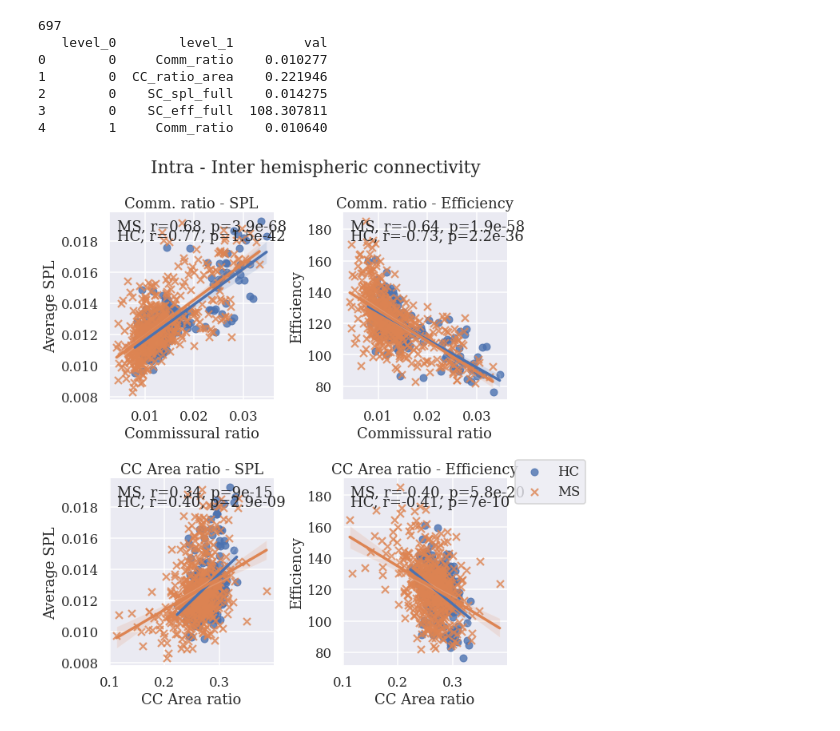
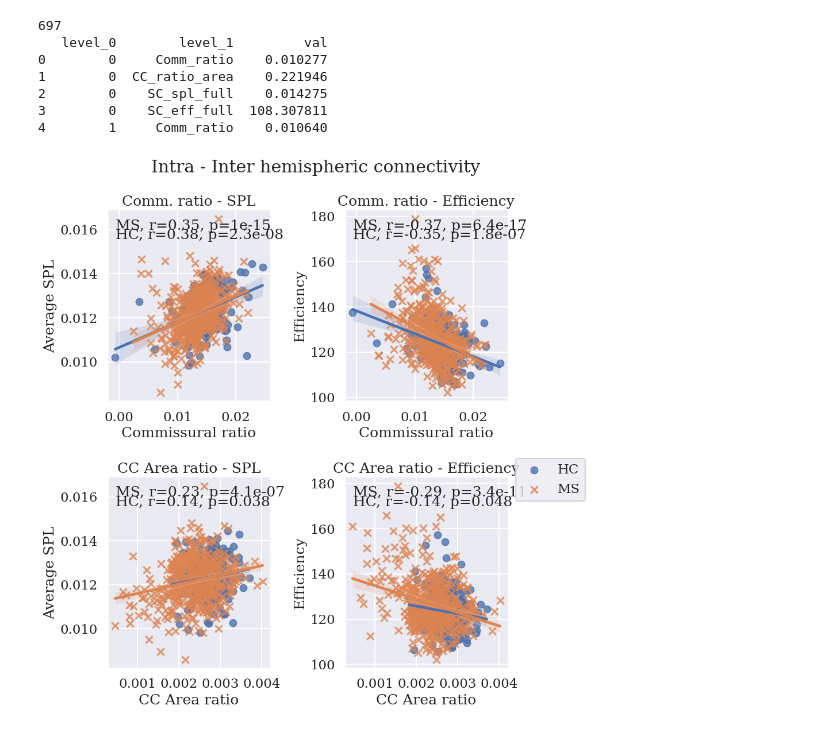
Before and after one commit to GerardMJuan/GraphNetworkMarkers, a Jupyter notebook: PAPER_FIGURES_TABLES/Fig1_intra_inter.ipynb, the cells around one changed output. Cells and saved outputs as stored; diff of their text form; code cells hidden in the pictures.

```diff
--- a/PAPER_FIGURES_TABLES/Fig1_intra_inter.ipynb
+++ b/PAPER_FIGURES_TABLES/Fig1_intra_inter.ipynb
@@ -100,48 +110,81 @@ def annotate(col1, col2, data, multihue=False, **kwargs):
         x_pos = 0.05
         if multihue:
             label = kwargs["label"]
-            dict_of_labels = {"CIS": 0, "RRMS": 1, "PMS": 2, 'MS':0, 'HC':1}
-            y_pos = 0.9 - dict_of_labels[kwargs["label"]]*0.05
+            dict_of_labels = {"CIS": 0, "RRMS": 1, "PMS": 2, "MS": 0, "HC": 1}
+            y_pos = 0.9 - dict_of_labels[kwargs["label"]] * 0.05
         else:
-            label =  " "
+            label = " "
             y_pos = 0.9
 
-        ax.text(x_pos, y_pos, f'{label}, ' + 'r={:.2f}, p={:.2g}'.format(r, p),
-                transform=ax.transAxes)
+        ax.text(
+            x_pos,
+            y_pos,
+            f"{label}, " + "r={:.2f}, p={:.2g}".format(r, p),
+            transform=ax.transAxes,
+        )
 
-to_correct = 'C(CENTER)'
-to_correct = 'C(CENTER) + AGE + C(SEX)'
 
-results = smf.ols(f'{x1} ~ {to_correct}', data=df_merged).fit()
-#df_merged[f"{x1}"] = results.resid + results.params.Intercept
-results = smf.ols(f'{y1} ~ {to_correct}', data=df_merged).fit()
-#df_merged[f"{y1}"] = results.resid + results.params.Intercept
-results = smf.ols(f'{y2} ~ {to_correct}', data=df_merged).fit()
-#df_merged[f"{y2}"] = results.resid + results.params.Intercept
-results = smf.ols(f'{y2} ~ {to_correct}', data=df_merged).fit()
-#df_merged[f"{y2}"] = results.resid + results.params.Intercept
+to_correct = "C(CENTER)"
+to_correct = "C(CENTER) + AGE + C(SEX)"
+
+results = smf.ols(f"{x1} ~ {to_correct}", data=df_merged).fit()
+df_merged[f"{x1}"] = results.resid + results.params.Intercept
+results = smf.ols(f"{y1} ~ {to_correct}", data=df_merged).fit()
+df_merged[f"{y1}"] = results.resid + results.params.Intercept
+results = smf.ols(f"{y2} ~ {to_correct}", data=df_merged).fit()
+df_merged[f"{y2}"] = results.resid + results.params.Intercept
+results = smf.ols(f"{y2} ~ {to_correct}", data=df_merged).fit()
+df_merged[f"{y2}"] = results.resid + results.params.Intercept
 
 
 x1 = "Comm_ratio"
-x2 = "CC_ratio_area"
+x2 = "Comm_ratio_approx"
 
 y1 = "SC_spl_full"
 y2 = "SC_eff_full"
 
 # build 4 dataframes manually, with columns intra/inter which means the variable intra/inter for that
-df_x1_y1 = pd.DataFrame({"inter": df_merged[x1].values, "intra": df_merged[y1].values, "disease": df_merged["disease"].values, "EDSS": df_merged["EDSS"].values})
+df_x1_y1 = pd.DataFrame(
+    {
+        "inter": df_merged[x1].values,
+        "intra": df_merged[y1].values,
+        "disease": df_merged["disease"].values,
+        "EDSS": df_merged["EDSS"].values,
+    }
+)
 df_x1_y1["inter_name"] = x1
 df_x1_y1["intra_name"] = y1
 
-df_x1_y2 = pd.DataFrame({"inter": df_merged[x1].values, "intra": df_merged[y2].values, "disease": df_merged["disease"].values, "EDSS": df_merged["EDSS"].values})
+df_x1_y2 = pd.DataFrame(
+    {
+        "inter": df_merged[x1].values,
+        "intra": df_merged[y2].values,
+        "disease": df_merged["disease"].values,
+        "EDSS": df_merged["EDSS"].values,
+    }
+)
 df_x1_y2["inter_name"] = x1
 df_x1_y2["intra_name"] = y2
 
-df_x2_y1 = pd.DataFrame({"inter": df_merged[x2].values, "intra": df_merged[y1].values, "disease": df_merged["disease"].values, "EDSS": df_merged["EDSS"].values})
+df_x2_y1 = pd.DataFrame(
+    {
+        "inter": df_merged[x2].values,
+        "intra": df_merged[y1].values,
+        "disease": df_merged["disease"].values,
+        "EDSS": df_merged["EDSS"].values,
+    }
+)
 df_x2_y1["inter_name"] = x2
 df_x2_y1["intra_name"] = y1
 
-df_x2_y2 = pd.DataFrame({"inter": df_merged[x2].values, "intra": df_merged[y2].values, "disease": df_merged["disease"].values, "EDSS": df_merged["EDSS"].values})
+df_x2_y2 = pd.DataFrame(
+    {
+        "inter": df_merged[x2].values,
+        "intra": df_merged[y2].values,
+        "disease": df_merged["disease"].values,
+        "EDSS": df_merged["EDSS"].values,
+    }
+)
 df_x2_y2["inter_name"] = x2
 df_x2_y2["intra_name"] = y2
 
@@ -149,7 +192,21 @@ df_x2_y2["intra_name"] = y2
 df_intra_inter = pd.concat([df_x1_y1, df_x1_y2, df_x2_y1, df_x2_y2])
 
 # for color as disease
-g = sns.lmplot(data=df_intra_inter, x="inter", y="intra", hue="disease", hue_order=["HC", "MS"], row="inter_name", col="intra_name", facet_kws={"sharex":False, "sharey":False}, scatter_kws={"alpha":0.8}, legend=False, legend_out=True, markers=["o", "x"], palette="deep")
+g = sns.lmplot(
+    data=df_intra_inter,
+    x="inter",
+    y="intra",
+    hue="disease",
+    hue_order=["HC", "MS"],
+    row="inter_name",
+    col="intra_name",
+    facet_kws={"sharex": False, "sharey": False},
+    scatter_kws={"alpha": 0.8},
+    legend=False,
+    legend_out=True,
+    markers=["o", "x"],
+    palette="deep",
+)
 g.map_dataframe(annotate, "inter", "intra", multihue=True)
 
 # For color as EDSS
@@ -172,35 +229,35 @@ g = sns.lmplot(data=df_intra_inter, x="inter", y="intra", hue="disease", hue_ord
 fig = g.fig
 fig.suptitle("Intra - Inter hemispheric connectivity")
 a1 = fig.axes[0]
 a1.set_title("Comm. ratio - SPL")
 a1.set_xlabel("Commissural ratio")
 a1.set_ylabel("Average SPL")
 
 a2 = fig.axes[1]
 a2.set_title("Comm. ratio - Efficiency")
 a2.set_xlabel("Commissural ratio")
 a2.set_ylabel("Efficiency")
 
 a3 = fig.axes[2]
 a3.set_title("CC Area ratio - SPL")
 a3.set_xlabel("CC Area ratio")
 a3.set_ylabel("Average SPL")
 
 a4 = fig.axes[3]
 a4.set_title("CC Area ratio - Efficiency")
 a4.set_xlabel("CC Area ratio")
 a4.set_ylabel("Efficiency")
 
-plt.legend(bbox_to_anchor=(1.05, 1.1), loc='upper left', borderaxespad=0)
+plt.legend(bbox_to_anchor=(1.05, 1.1), loc="upper left", borderaxespad=0)
 plt.tight_layout()
 
 ## TODO: POSAR LLEGENDA MANUALMENT
 ## TODOTODO: WE SHOULD ADD BACK THE HC PATIENTS, AND PUT THEM USING CROSS, AND ALSO ADD THE
 
 
 # plt.savefig("/home/gerard/PAPERS/PAPER_COBRA/FIGURES/FIg1_intrainter.png", dpi=300)
 # %% [output]
-[figure, old version]
+[figure, new version]
 # %%
 def annotate_axis(col1, col2, data, ax, label, level=0):
     """
```
Also changed, not shown: parts of 9 cells of this notebook, 17 other files.
